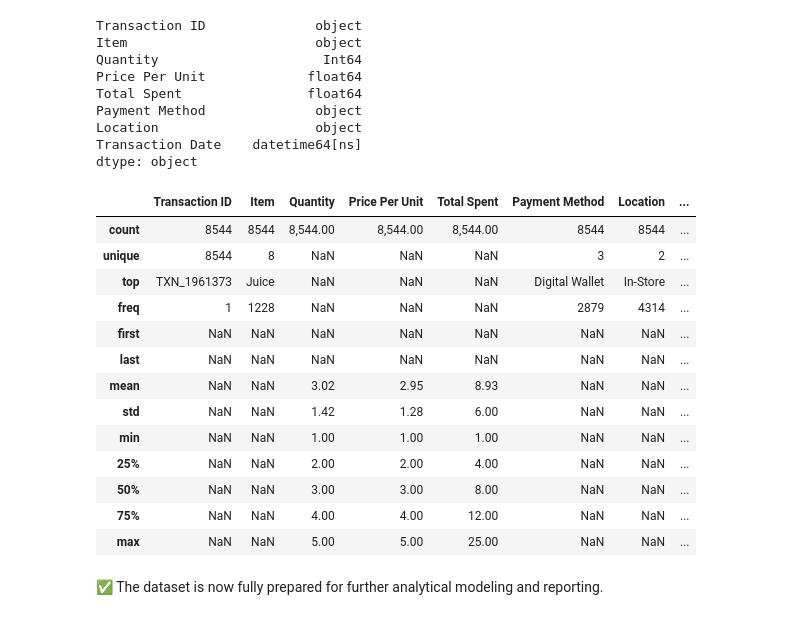
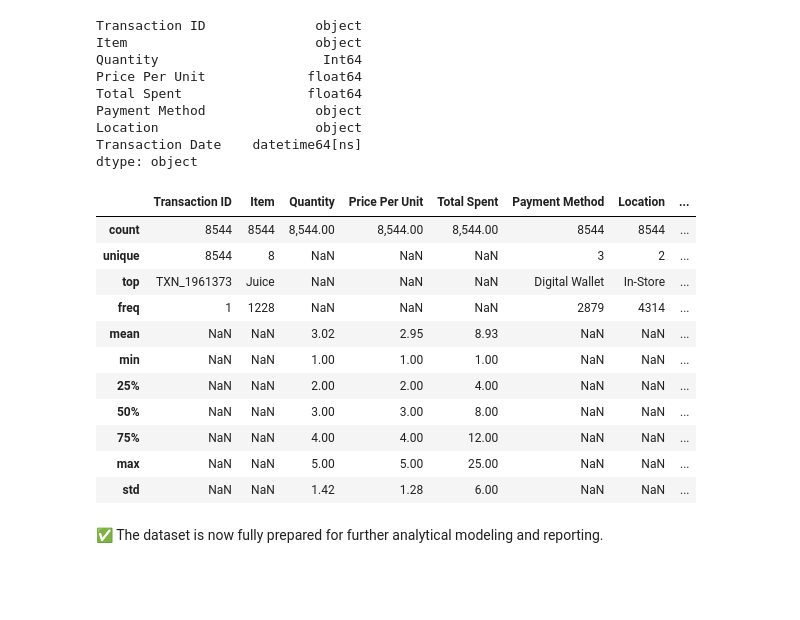
Before and after one commit to Zhuoang/python-data-cleaning-and-analysis, a Jupyter notebook: cafe-sales-data-cleaning/scripts/cafe_sales_cleaning.ipynb, the cells around one changed output. Cells and saved outputs as stored; diff of their text form; code cells hidden in the pictures; blank space fills up the shorter version.

```diff
--- a/cafe-sales-data-cleaning/scripts/cafe_sales_cleaning.ipynb
+++ b/cafe-sales-data-cleaning/scripts/cafe_sales_cleaning.ipynb
@@ -45,7 +45,7 @@ import matplotlib.pyplot as plt
 # Use relative paths so the notebook works across different machines.
 # Raw datasets are stored in `datasets/`, analysis outputs in `results/`.
 # -------------------------------------------------------------------
-DATA_DIR = Path("/Users/xuzhuoang/Desktop/Important Documents/Online Courses/Coursera/Data Analysis with Python/Clean Training/Cafe Sales")
+DATA_DIR = Path("datasets")
 RESULTS_DIR = Path("results")
 RESULTS_DIR.mkdir(parents=True, exist_ok=True)
 
@@ -670,22 +671,20 @@ Transaction Date    datetime64[ns]
 dtype: object
 # %%
 # Review summary statistics for all columns
-df.describe(include='all')
+df.describe(include='all', datetime_is_numeric=True)
 # %% [output]
 |  | Transaction ID | Item | Quantity | Price Per Unit | Total Spent | Payment Method | Location | ... |
 | count | 8544 | 8544 | 8,544.00 | 8,544.00 | 8,544.00 | 8544 | 8544 | ... |
 | unique | 8544 | 8 | NaN | NaN | NaN | 3 | 2 | ... |
 | top | TXN_1961373 | Juice | NaN | NaN | NaN | Digital Wallet | In-Store | ... |
 | freq | 1 | 1228 | NaN | NaN | NaN | 2879 | 4314 | ... |
-| first | NaN | NaN | NaN | NaN | NaN | NaN | NaN | ... |
-| last | NaN | NaN | NaN | NaN | NaN | NaN | NaN | ... |
 | mean | NaN | NaN | 3.02 | 2.95 | 8.93 | NaN | NaN | ... |
-| std | NaN | NaN | 1.42 | 1.28 | 6.00 | NaN | NaN | ... |
 | min | NaN | NaN | 1.00 | 1.00 | 1.00 | NaN | NaN | ... |
 | 25% | NaN | NaN | 2.00 | 2.00 | 4.00 | NaN | NaN | ... |
 | 50% | NaN | NaN | 3.00 | 3.00 | 8.00 | NaN | NaN | ... |
 | 75% | NaN | NaN | 4.00 | 4.00 | 12.00 | NaN | NaN | ... |
 | max | NaN | NaN | 5.00 | 5.00 | 25.00 | NaN | NaN | ... |
+| std | NaN | NaN | 1.42 | 1.28 | 6.00 | NaN | NaN | ... |
 # %% [markdown]
 ✅ The dataset is now fully prepared for further analytical modeling and reporting.
 # %%
```
Also changed, not shown: parts of 1 cell of this notebook.
